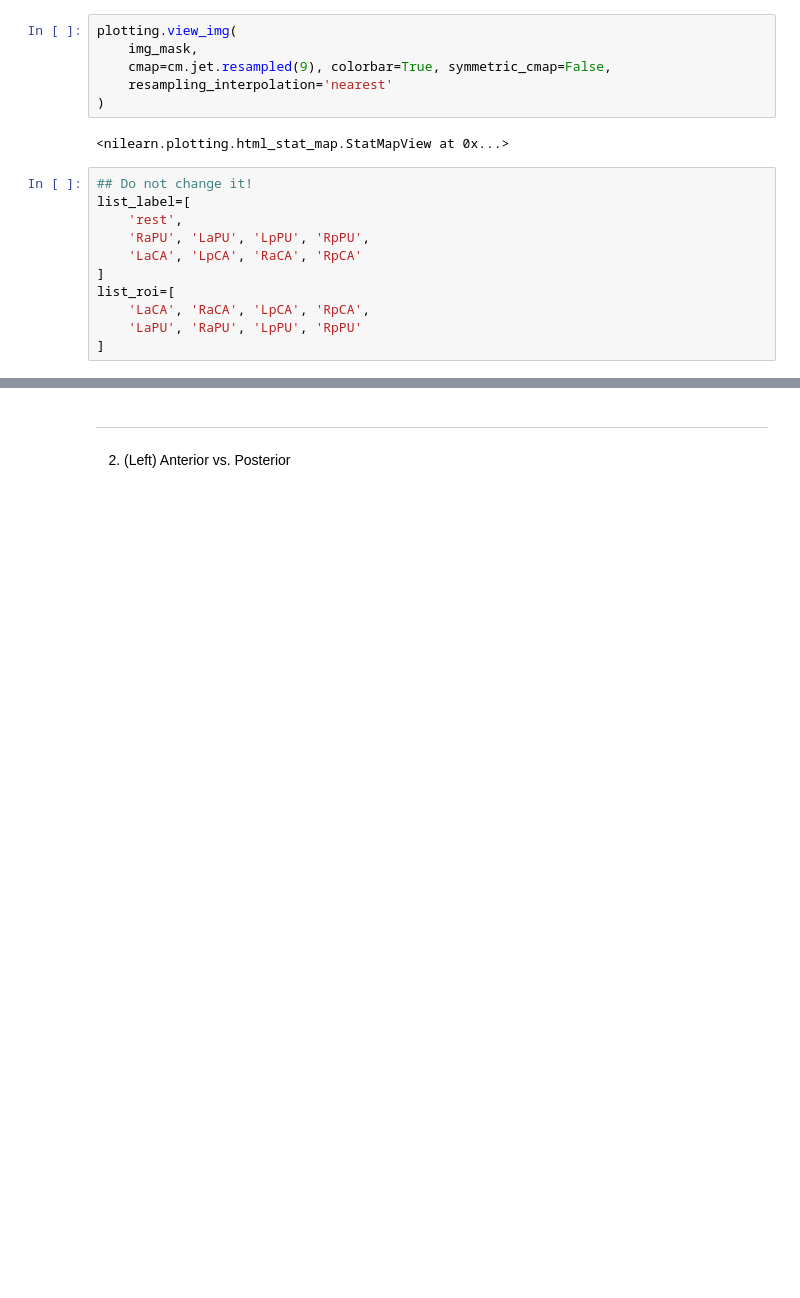
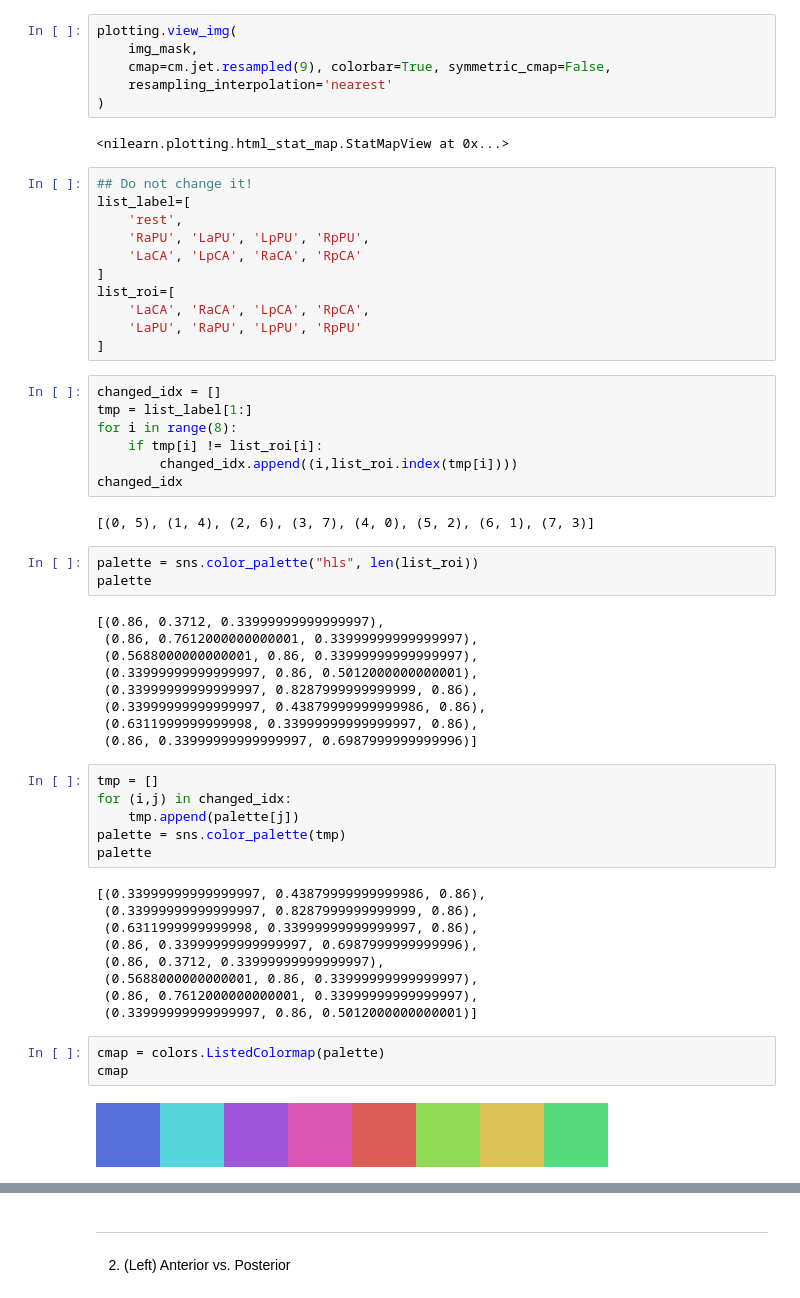
Before and after one commit to psb629/CommonLab, a Jupyter notebook: GP/scripts/fMRI.fig.3c.S2.ipynb, the cells around one changed output, grey strips where cells are left out. Cells and saved outputs as stored; diff of their text form; blank space fills up the shorter version.

```diff
--- a/GP/scripts/fMRI.fig.3c.S2.ipynb
+++ b/GP/scripts/fMRI.fig.3c.S2.ipynb
@@ -164,3 +166,44 @@ list_roi=[
     'LaCA', 'RaCA', 'LpCA', 'RpCA',
     'LaPU', 'RaPU', 'LpPU', 'RpPU'
 ]
+# %%
+changed_idx = []
+tmp = list_label[1:]
+for i in range(8):
+    if tmp[i] != list_roi[i]:
+        changed_idx.append((i,list_roi.index(tmp[i])))
+changed_idx
+# %% [output]
+[(0, 5), (1, 4), (2, 6), (3, 7), (4, 0), (5, 2), (6, 1), (7, 3)]
+# %%
+palette = sns.color_palette("hls", len(list_roi))
+palette
+# %% [output]
+[(0.86, 0.3712, 0.33999999999999997),
+ (0.86, 0.7612000000000001, 0.33999999999999997),
+ (0.5688000000000001, 0.86, 0.33999999999999997),
+ (0.33999999999999997, 0.86, 0.5012000000000001),
+ (0.33999999999999997, 0.8287999999999999, 0.86),
+ (0.33999999999999997, 0.43879999999999986, 0.86),
+ (0.6311999999999998, 0.33999999999999997, 0.86),
+ (0.86, 0.33999999999999997, 0.6987999999999996)]
+# %%
+tmp = []
+for (i,j) in changed_idx:
+    tmp.append(palette[j])
+palette = sns.color_palette(tmp)
+palette
+# %% [output]
+[(0.33999999999999997, 0.43879999999999986, 0.86),
+ (0.33999999999999997, 0.8287999999999999, 0.86),
+ (0.6311999999999998, 0.33999999999999997, 0.86),
+ (0.86, 0.33999999999999997, 0.6987999999999996),
+ (0.86, 0.3712, 0.33999999999999997),
+ (0.5688000000000001, 0.86, 0.33999999999999997),
+ (0.86, 0.7612000000000001, 0.33999999999999997),
+ (0.33999999999999997, 0.86, 0.5012000000000001)]
+# %%
+cmap = colors.ListedColormap(palette)
+cmap
+# %% [output]
+[figure, added]
```
Also changed, not shown: parts of 5 cells of this notebook, 2 other files.
